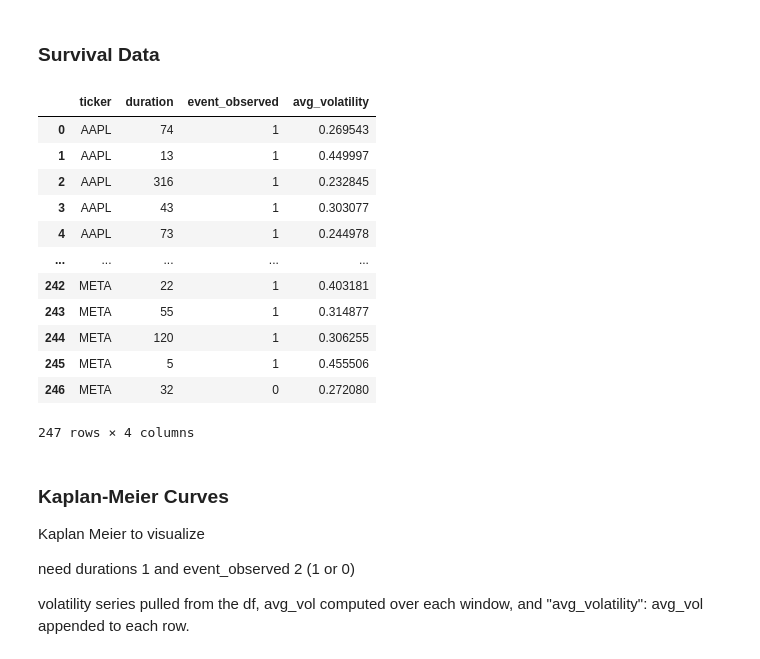
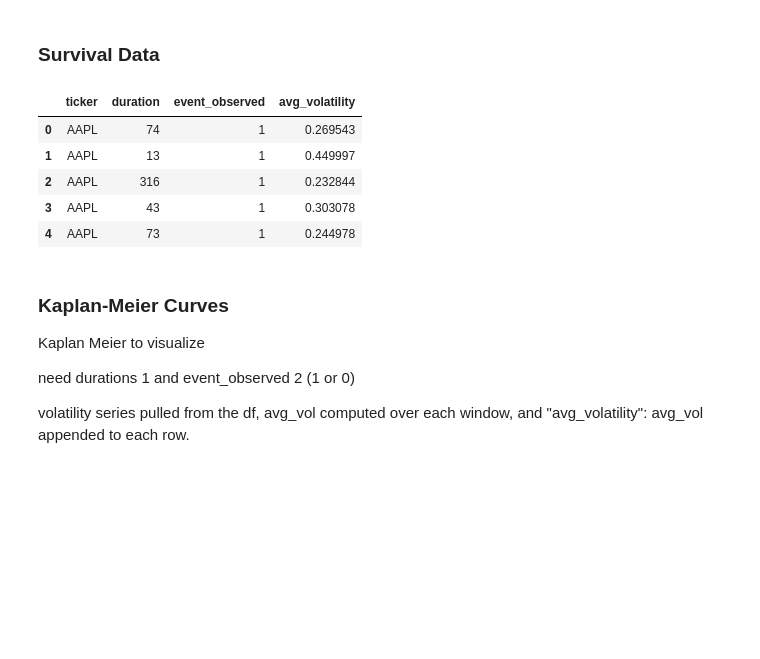
Before and after one commit to giddygarcia/stock-price-forecasting, a Jupyter notebook: StockPredictions.ipynb, the cells around one changed output. Drawn from its saved outputs; the diff is of its cells as text; code cells hidden in the pictures; blank space fills up the shorter version.

```diff
--- a/StockPredictions.ipynb
+++ b/StockPredictions.ipynb
@@ -582,7 +576,7 @@ results
 #### Model 1: SES Model
 # %%
 for ticker in tickers:
-    results, ranked, actuals, preds, folds = walk_forward_validation(
+    results, actuals, preds, folds = walk_forward_validation(
         series=df_diff[ticker].values,
         model_fn=ses_model,
         ticker=ticker,
@@ -616,7 +610,7 @@ Rolling fixed window, prevents old data from diluting more recent patterns
 Lag features are handled internally
 # %%
 for ticker in tickers:
-    results, ranked, actuals, preds, folds = walk_forward_validation(
+    results, actuals, preds, folds = walk_forward_validation(
         series=df_diff[ticker].values,
         model_fn=arima_model,
         ticker=ticker,
@@ -712,18 +705,19 @@ With our strong performing XGB model, we can take a look at how the stock prices
 # %% [markdown]
 (Since XGB was constructed on difference-level per fold, it will need to be reconstructed upon plotting)
 # %%
-common_idx = df_close.index.intersection(df_diff.dropna().index)
-df_close_aligned = df_close.loc[common_idx]
-df_diff_aligned = df_diff.loc[common_idx]
+# removing leading NaN from computed differences
+df_diff = df_close.diff().dropna()
+df_close = df_close.loc[df_diff.index]
 
 fig, axes = plt.subplots(len(tickers), 2, figsize=(20, 4 * len(tickers)))
 
 for i, ticker in enumerate(tickers):
-    history = df_close_aligned[ticker].values[-252:]
-    training_data = df_diff_aligned[ticker].values[-252:]
-    anchor = df_close_aligned[ticker].iloc[-1]
+    # showing last year
+    history = df_close[ticker].values[-252:]
+    training_data = df_diff[ticker].values[-252:]
+    anchor = df_close[ticker].iloc[-1]
 
-    history_dates = df_close_aligned.index[-252:]
+    history_dates = df_close.index[-252:]
     last_date = history_dates[-1]
     future_dates = pd.bdate_range(start=last_date, periods=22)[1:]
 
@@ -778,3 +772,20 @@ plt.tight_layout()
 plt.show()
 # %% [output]
 [figure]
+# %%
+next_day_preds = {}
+
+for ticker in tickers:
+    anchor = df_close[ticker].iloc[-1]
+    training_data = df_diff[ticker].values[-252:]
+
+    with warnings.catch_warnings():
+        warnings.simplefilter("ignore")
+        model = ARIMA(training_data, order=(1, 0, 1)).fit()
+
+    next_day_diff = model.forecast(steps=1)[0]
+    next_day_preds[ticker] = anchor + next_day_diff
+
+next_day_date = pd.bdate_range(start=df_close.index[-1], periods=2)[-1]
+
+pd.Series(next_day_preds, name=f"Predicted Close ({next_day_date.date()})").round(2)
@@ -796,7 +835,9 @@ rows = []
 for ticker in tickers:
     returns = df["Return"][ticker].dropna().reset_index(drop=True)
     volatility = df["Volatility"][ticker].dropna().reset_index(drop=True)
-    event = (returns >= np.log(1.05)).astype(int)  # exact 5% simple return in log space
+    # Event threshold in log-return terms: ln(1.05)
+    # 5% return inversed from log space
+    event = (returns >= np.log(1.05)).astype(int)
     last_event_idx = -1
 
     for i in range(len(returns)):
@@ -806,44 +847,37 @@ for ticker in tickers:
 
             rows.append(
                 {
                     "ticker": ticker,
                     "duration": duration,
                     "event_observed": 1,
                     "avg_volatility": avg_vol,
                 }
             )
 
             last_event_idx = i
 
     if last_event_idx < len(returns) - 1:
         duration = len(returns) - 1 - last_event_idx
         avg_vol = volatility[last_event_idx:].mean()
 
         rows.append(
             {
                 "ticker": ticker,
                 "duration": duration,
                 "event_observed": 0,
                 "avg_volatility": avg_vol,
             }
         )
 
 survival_df = pd.DataFrame(rows)
-survival_df
+survival_df.head()
 # %% [output]
 |  | ticker | duration | event_observed | avg_volatility |
 | 0 | AAPL | 74 | 1 | 0.269543 |
 | 1 | AAPL | 13 | 1 | 0.449997 |
-| 2 | AAPL | 316 | 1 | 0.232845 |
-| 3 | AAPL | 43 | 1 | 0.303077 |
+| 2 | AAPL | 316 | 1 | 0.232844 |
+| 3 | AAPL | 43 | 1 | 0.303078 |
 | 4 | AAPL | 73 | 1 | 0.244978 |
-| ... | ... | ... | ... | ... |
-| 242 | META | 22 | 1 | 0.403181 |
-| 243 | META | 55 | 1 | 0.314877 |
-| 244 | META | 120 | 1 | 0.306255 |
-| 245 | META | 5 | 1 | 0.455506 |
-| 246 | META | 32 | 0 | 0.272080 |
-247 rows × 4 columns
 # %% [markdown]
 ### Kaplan-Meier Curves
 
```
Also changed, not shown: parts of 37 cells of this notebook, 1 other file.
